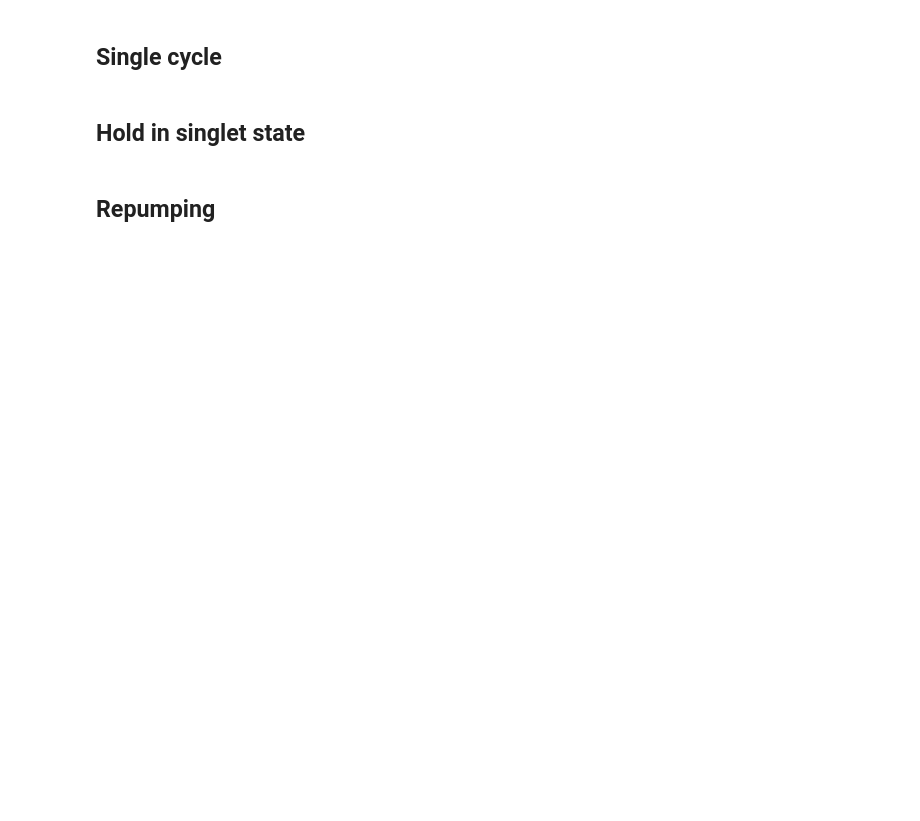
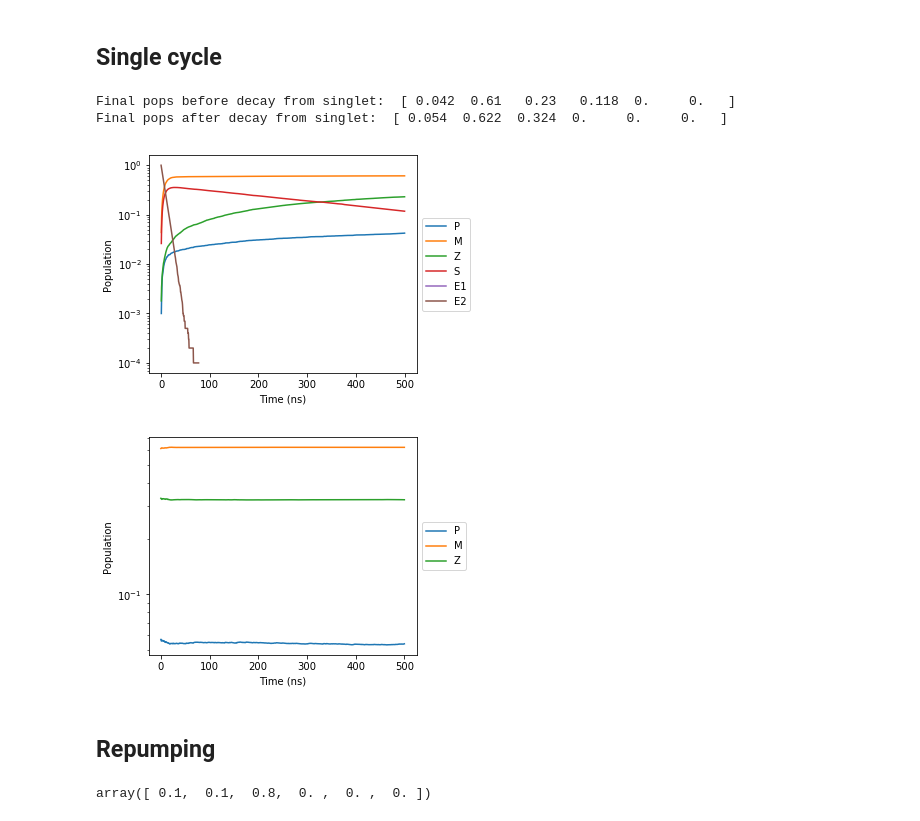
Before and after one commit to zaguros/analysis, a Jupyter notebook: notebooks/Quantum Networks/Simulations/RepumpingMonteCarlo.ipynb, the cells around one changed output. Saved outputs shown, nothing was run; the diff lists cells and outputs as text; code cells hidden in the pictures; blank space fills up the shorter version.

```diff
--- a/notebooks/Quantum Networks/Simulations/RepumpingMonteCarlo.ipynb
+++ b/notebooks/Quantum Networks/Simulations/RepumpingMonteCarlo.ipynb
@@ -7,27 +9,27 @@ from analysis.lib.sim.NVpop_monteCarlo import monteCarlo_repumping as mcr; reloa
 # %%
 reload(mcr);
 
 rmc = mcr.repumpingMonteCarlo()
 
-rmc.extra_singlet_state = False
-
 rmc.drive = 0
 rmc.init_state = 5
-rmc.S_lifetime = 300.0
+rmc.S_lifetime = 400.0
 
 rmc.drive_branching = mcr.normalized([1,0])
 E1_branching_raw = np.array([1.0,0.00,0.0,0.63,0.0,0.0])
 E2_branching_raw = np.array([0.03,0.936,0.034,0.63,0.0,0.0])
 rmc.E1_branching = mcr.normalized(E1_branching_raw)
 rmc.E2_branching = mcr.normalized(E2_branching_raw)
 rmc.E1_lifetime = 11.7/np.sum(E1_branching_raw)
 rmc.E2_lifetime = 11.7/np.sum(E2_branching_raw)
 rmc.S_branching = mcr.normalized([1,1,8,0,0,0])
 
 rmc.time_duration = 500
 rmc.dt = 0.5
 rmc.repetitions = 10000
-
-rmc.run(print_end_pops = True,log_plot=False,do_fit='before_decay',invert_Z = False)
+rmc.run(print_end_pops = True,log_plot=True,do_fit='before_decay',invert_Z = False)
+# %% [output]
+Final pops before decay from singlet:  [ 0.042  0.61   0.23   0.118  0.     0.   ]
+Final pops after decay from singlet:  [ 0.054  0.622  0.324  0.     0.     0.   ]
+[figure, added]
+[figure, added]
-# %% [markdown]
-## Hold in singlet state
@@ -48,5 +36,9 @@ print 'Phase acquired per mus: ', 360*favg*1e-6
 # %% [markdown]
 ## Repumping
+# %%
+rmc.S_branching
+# %% [output]
+array([ 0.1,  0.1,  0.8,  0. ,  0. ,  0. ])
 # %%
 reload(mcr);
 
```
Also changed, not shown: parts of 10 cells of this notebook, 7 other files.
